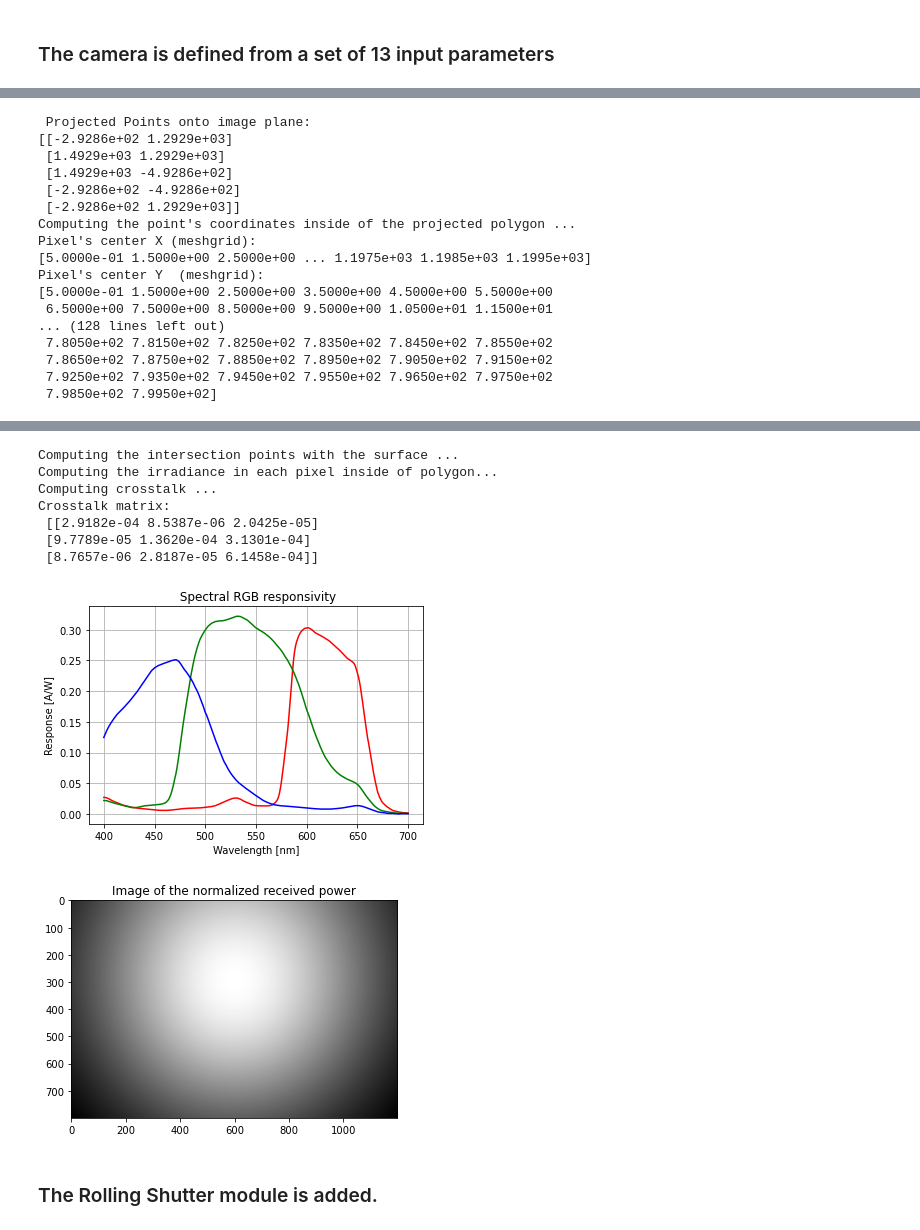
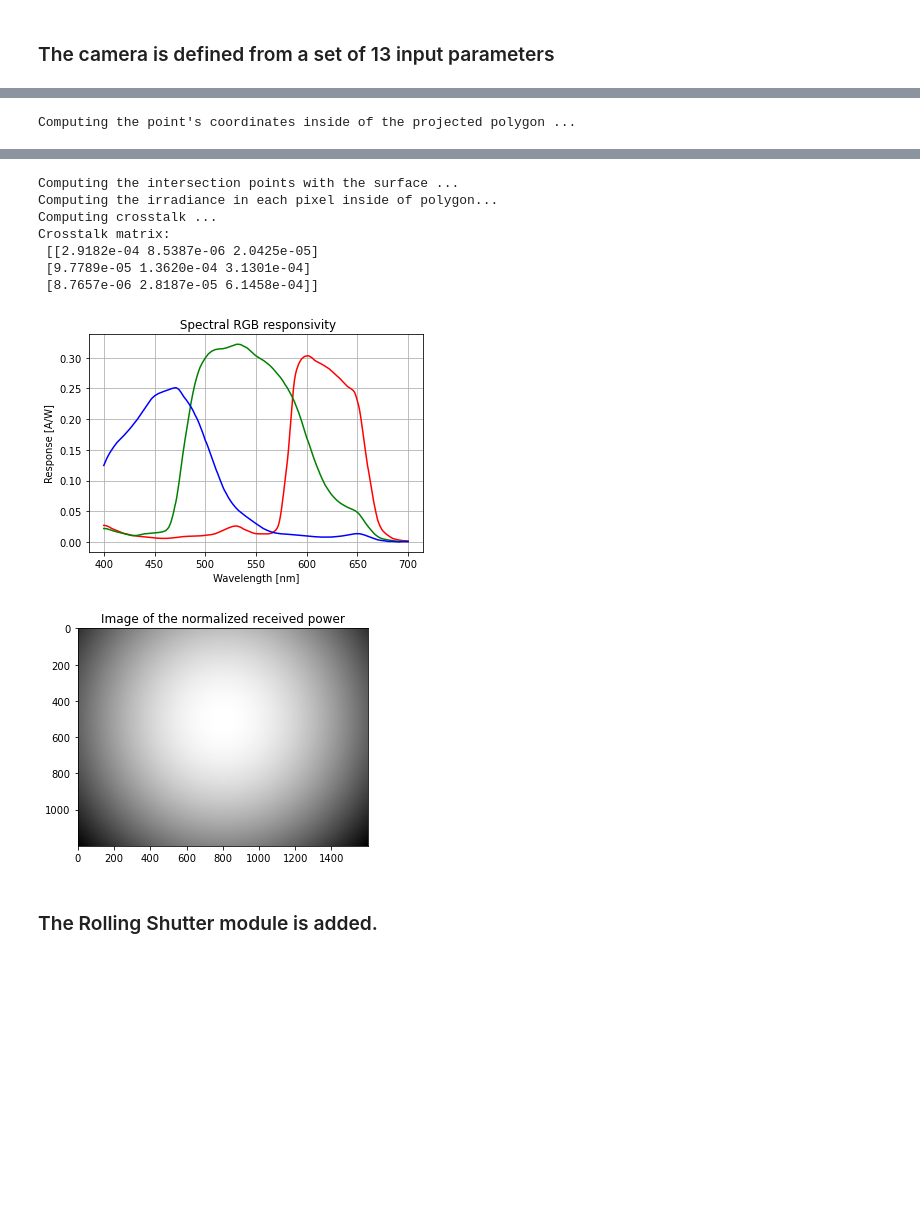
Before and after one commit to jufgutierrezgo/rs-vlc-model, a Jupyter notebook: simulation-configA.ipynb, the cells around one changed output, grey strips where cells are left out. Drawn from its saved outputs; the diff is of its cells as text; code cells hidden in the pictures; blank space fills up the shorter version.

```diff
--- a/simulation-configA.ipynb
+++ b/simulation-configA.ipynb
@@ -18,15 +18,15 @@ import numpy as np
 # %%
 transmitter = Transmitter(
         "Led1",
-        position=[0, 1.5, 3],
+        position=[0, 0, 3],
         normal=[0, 0, -1],
         mlambert=1,
         wavelengths=[620, 530, 475],
         fwhm=[20, 30, 20],
         modulation='ieee16',
         frequency=2000,
-        no_symbols=1000,
-        luminous_flux=5000
+        no_symbols=5000,
+        luminous_flux=1000
     )
 # transmitter.plot_spd_normalized()
 # transmitter.plot_spd_at_1lm()
@@ -82,8 +82,8 @@ THETA_X = np.pi / 2.0  # roll angle
 THETA_Y = np.pi  # pitch angle
 THETA_Z = np.pi  # yaw angle
 C = np.array([0, 2, 0])  # camera centre
-IMAGE_WIDTH = 1200
-IMAGE_HEIGTH = 800
+IMAGE_WIDTH = 1600
+IMAGE_HEIGTH = 1200
 PX= IMAGE_WIDTH/(2*MX)  # principal point x-coordinate
 PY= IMAGE_HEIGTH/(2*MY)  # principal point y-coordinate
 
@@ -128,17 +128 @@ Projection matrix (P):
- Projected Points onto image plane:
-[[-2.9286e+02 1.2929e+03]
- [1.4929e+03 1.2929e+03]
- [1.4929e+03 -4.9286e+02]
- [-2.9286e+02 -4.9286e+02]
- [-2.9286e+02 1.2929e+03]]
 Computing the point's coordinates inside of the projected polygon ...
-Pixel's center X (meshgrid):
-[5.0000e-01 1.5000e+00 2.5000e+00 ... 1.1975e+03 1.1985e+03 1.1995e+03]
-Pixel's center Y  (meshgrid):
-[5.0000e-01 1.5000e+00 2.5000e+00 3.5000e+00 4.5000e+00 5.5000e+00
- 6.5000e+00 7.5000e+00 8.5000e+00 9.5000e+00 1.0500e+01 1.1500e+01
-... (128 lines left out)
- 7.8050e+02 7.8150e+02 7.8250e+02 7.8350e+02 7.8450e+02 7.8550e+02
- 7.8650e+02 7.8750e+02 7.8850e+02 7.8950e+02 7.9050e+02 7.9150e+02
- 7.9250e+02 7.9350e+02 7.9450e+02 7.9550e+02 7.9650e+02 7.9750e+02
- 7.9850e+02 7.9950e+02]
@@ -146,9 +130,9 @@ Pixel's center Y  (meshgrid):
 Computing the intersection points with the surface ...
 Computing the irradiance in each pixel inside of polygon...
 Computing crosstalk ...
 Crosstalk matrix:
  [[2.9182e-04 8.5387e-06 2.0425e-05]
  [9.7789e-05 1.3620e-04 3.1301e-04]
  [8.7657e-06 2.8187e-05 6.1458e-04]]
 [figure]
-[figure, old version]
+[figure, new version]
```
Also changed, not shown: parts of 4 cells of this notebook, 4 other files.
